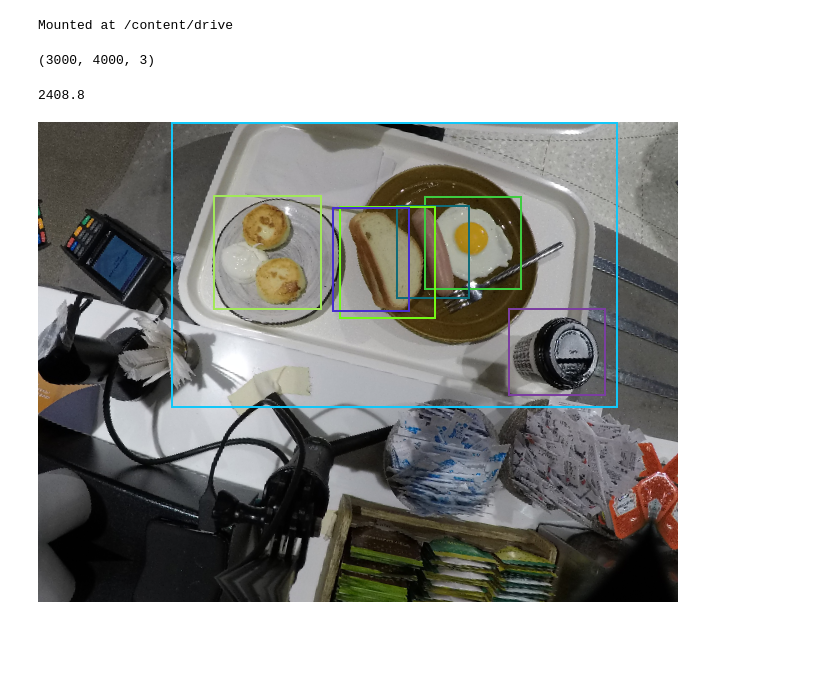
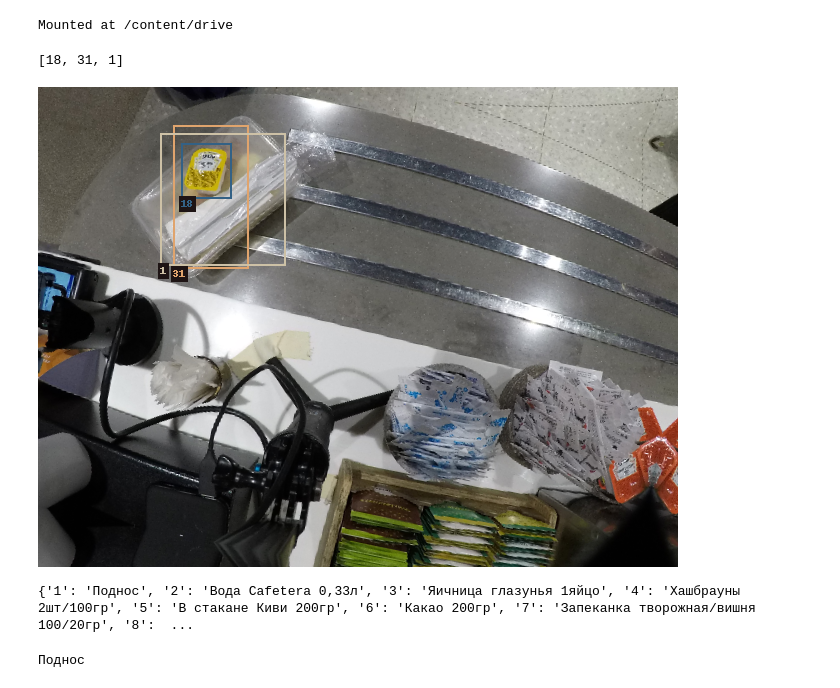
Before and after one commit to mfclabber/russian-food-recognition, a Jupyter notebook: notebooks/dataset_id2cat.ipynb, the cells around one changed output. Saved outputs shown, nothing was run; the diff lists cells and outputs as text; code cells hidden in the pictures; blank space fills up the shorter version.

```diff
--- a/notebooks/dataset_test.ipynb
+++ b/notebooks/dataset_id2cat.ipynb
@@ -90,24 +85,17 @@ drive_path = '/content/drive/MyDrive/datasets/'
 # %%
 bbox_transform = albumentations.Compose(
     [albumentations.Resize(height=FUSED_SHAPE[1], width=FUSED_SHAPE[0]),
-     albumentations.HorizontalFlip(p=0.8),
-     albumentations.Rotate(p=0.8),
+     albumentations.HorizontalFlip(p=0.6),
+     albumentations.Rotate(p=1),
      albumentations.pytorch.transforms.ToTensorV2()],
     bbox_params=albumentations.BboxParams(format='pascal_voc', label_fields=['labels'])
 )
 # %%
 images = [dataset['train'][i]['image'] for i in range(10)]
 objects = [dataset['train'][i]['objects'] for i in range(10)]
-# %%
-np.array(images[0].convert('RGB')).shape
-# %% [output]
-(3000, 4000, 3)
-# %%
-dataset['train'][5]['objects']['bbox'][0][0] / 4000
-# %% [output]
-2408.8
 # %%
-objects = [dataset['train'][i]['objects'] for i in range(10)]
+images = [dataset['train'][i]['image'] for i in range(20)]
+objects = [dataset['train'][i]['objects'] for i in range(20)]
 
 class AlfaFoodDataset(Dataset):
 
@@ -149,22 +137,50 @@ class AlfaFoodDataset(Dataset):
         return len(self.images)
 
 data = AlfaFoodDataset(images, objects, transform = bbox_transform)
-# data = AlfaFoodDataset(images, objects)
 
-img, bboxes, labels = data[5]
-# print(bboxes)
-# Image.fromarray(img)
-img1 = Image.fromarray(img)
-color = tuple((random.randint(0, 200), random.randint(0, 250), random.randint(0, 255)) for i in range(100))
+img, bboxes, labels = data[18]
 
-# color = random.shuffle(color)
-
-for i in range(len(bboxes)):
-    draw = ImageDraw.Draw(img1)
-    draw.rectangle(bboxes[i], outline = color[i], width=2)
-
-# plt.imshow(img.transpose(1, 2, 0))
-# print(bboxes[0])
-img1
+print(labels)
 # %% [output]
-[figure, removed]
+[18, 31, 1]
+# %%
+# img, bboxes, labels = data[4]
+def show_image_with_objects(image, bboxes, labels=None):
+
+    img = Image.fromarray(image)
+
+    color = list((random.randint(40, 240), random.randint(40, 255), random.randint(60, 255)) for i in range(100))
+
+    random.shuffle(color)
+
+    for i in range(len(bboxes)):
+        draw = ImageDraw.Draw(img)
+        draw.rectangle(bboxes[i], outline = color[i], width=2)
+
+        bbox = draw.textbbox((bboxes[i][0], bboxes[i][3]), f"{labels[i]}")
+        draw.rectangle((bbox[0]-2, bbox[1]-2, bbox[2]+2, bbox[3]+2), fill=(30, 20, 20))
+        draw.text((bboxes[i][0], bboxes[i][3]), f"{labels[i]}", color[i])
+    return img
+
+show_image_with_objects(img, bboxes, labels)
+# %% [output]
+[figure, added]
+# %%
+import json
+
+with open("id2cat.json") as json_file:
+    json_data = json.load(json_file)
+print(json_data)
+# %% [output]
+{'1': 'Поднос', '2': 'Вода Cafetera 0,33л', '3': 'Яичница глазунья 1яйцо', '4': 'Хашбрауны 2шт/100гр', '5': 'В стакане Киви 200гр', '6': 'Какао 200гр', '7': 'Запеканка творожная/вишня 100/20гр', '8':  ...
+# %%
+# Исходная строка
+unicode_string = "\u041f\u043e\u0434\u043d\u043e\u0441"
+
+# Раскодирование строки
+decoded_string = unicode_string.encode().decode('utf-8')
+
+# Вывод результата
+print(decoded_string)
+# %% [output]
+Поднос
```
Also changed, not shown: parts of 2 cells of this notebook.
